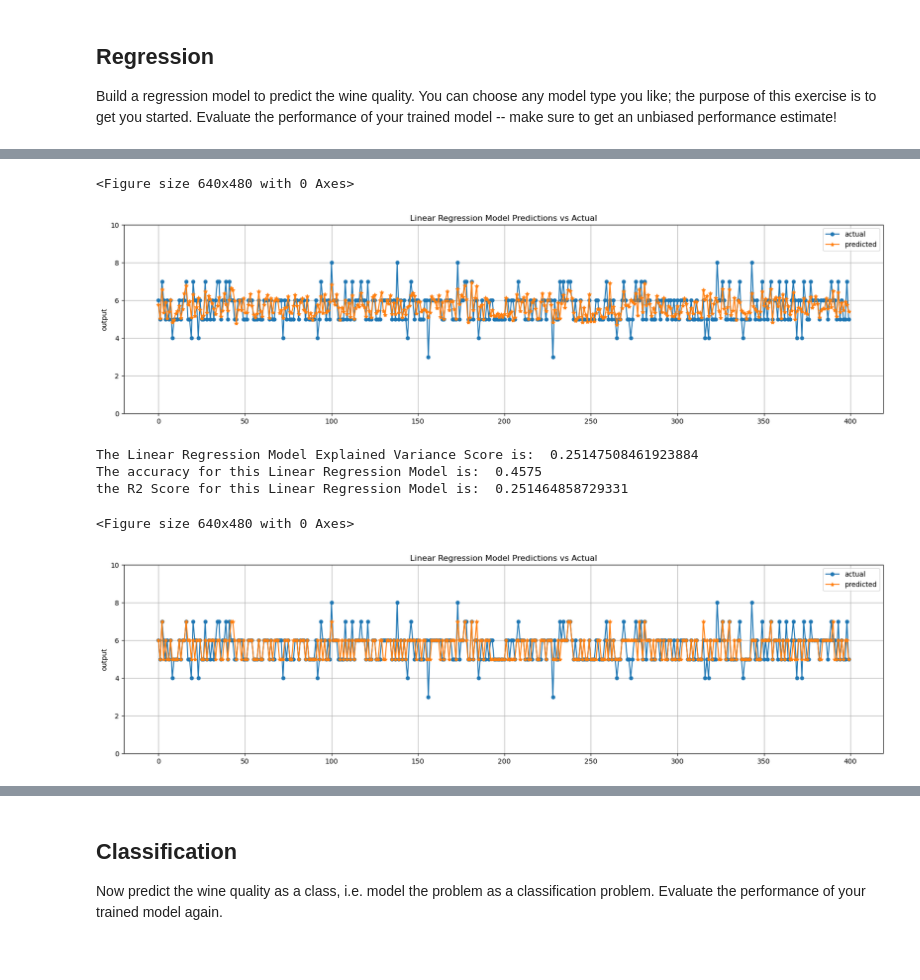
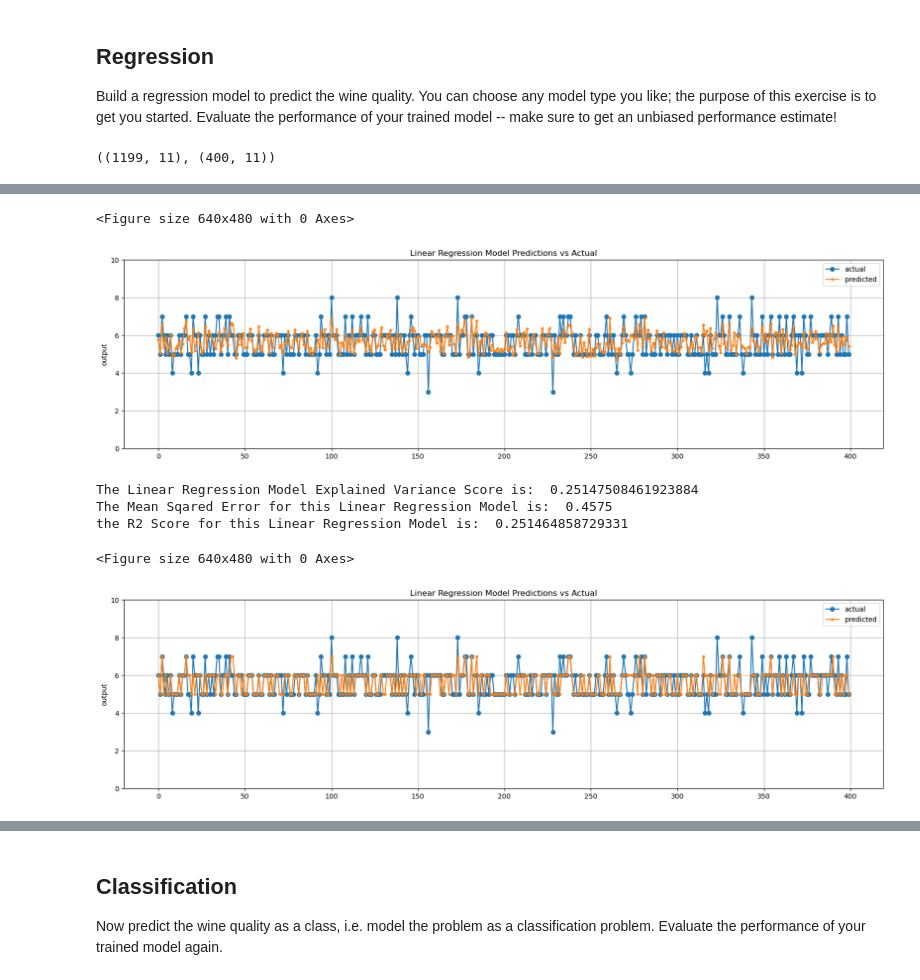
Before and after one commit to COSC5557/warmup-lrstafford, a Jupyter notebook: exercise1.ipynb, the cells around one changed output, grey strips where cells are left out. Cells and saved outputs as stored; diff of their text form; code cells hidden in the pictures.

```diff
--- a/exercise1.ipynb
+++ b/exercise1.ipynb
@@ -145,31 +193,39 @@ estimate!
 #AKA'ing our data into X features and y labels
 #Uses train_test_split for model evals and use to shuffle our data and randomize what gets parsed to test and train
 X_train_raw, X_test_raw, y_train, y_test = train_test_split(data, labels, train_size=.75, shuffle=True,random_state=0)
+
+X_train_raw.shape, X_test_raw.shape
+# %% [output]
+((1199, 11), (400, 11))
 # %%
 #Make a simple linear regression model called lr and fit it on training data
 lr = linear_model.LinearRegression()
 lr.fit(X_train_raw, y_train)
+y_test_np = y_test.to_numpy()
+
 
 lrPredictions = lr.predict(X_test_raw)
 
+#print(lrPredictions)
+#print(y_test_np)
+
 lrModelScore = lr.score(X_train_raw, y_train) #Gets coefficient of determination of the prediction - Here that's the R2 Score
-lrR2 = r2(y_test, lrPredictions) #Gets the R2 Score
+lrR2 = r2(y_test_np, lrPredictions) #Gets the R2 Score
 lr_exp_variance = evs(y_test, lrPredictions) # Get Explained Variance Score
+
 #We need to convert our y_actual values to plot them correctly.
-y_test_np = y_test.to_numpy()
-
-print("The Linear Regression Model Prediction Score is: ", lrModelScore)
+print("The Linear Regression Model Training Accuracy Score on is: ", lrModelScore)
 print("The Linear Regression Model Explained Variance Score is: ", lr_exp_variance)
 
-wineLRAccuracy = mse(y_test, lrPredictions)
-print("The accuracy for this Linear Regression Model is: ", wineLRAccuracy)
+wineLRAMSE = mse(y_test, lrPredictions)
+print("The Mean Squared Error for this Linear Regression Model is: ", wineLRAMSE)
 print("the R2 Score for this Linear Regression Model is: ", lrR2)
 
 plt.clf()
 plt.figure(figsize=(20,5))
 plt.title("Linear Regression Model Predictions vs Actual")
-plt.plot(y_test_np, label="actual", marker="o", markersize=5)
-plt.plot(lrPredictions, label="predicted", marker="*")
+plt.plot(y_test_np, label="actual", marker="o", markersize=6)
+plt.plot(lrPredictions, label="predicted", marker="*", markersize=4)
 plt.ylabel("output")
 plt.ylim(0,10)
 plt.grid(True)
@@ -177,23 +233,22 @@ plt.legend()
 plt.show()
 
 #Adjust the predictions list so that all predicted values are rounded to the nearest whole number.
-roundPredictions = np.around(lrPredictions, decimals=0)
+roundPredictions = np.round(lrPredictions, decimals=0)
 
 roundR2 = r2(y_test, roundPredictions) #Gets the R2 Score
 round_exp_variance = evs(y_test, roundPredictions) # Get Explained Variance Score
 #We need to convert our y_actual values to plot them correctly.
-
 print("The Linear Regression Model Explained Variance Score is: ", round_exp_variance)
 
-roundLRAccuracy = mse(y_test, roundPredictions)
-print("The accuracy for this Linear Regression Model is: ", roundLRAccuracy)
+roundLRMSE = mse(y_test, roundPredictions)
+print("The Mean Sqared Error for this Linear Regression Model is: ", roundLRMSE)
 print("the R2 Score for this Linear Regression Model is: ", roundR2)
 
 plt.clf()
 plt.figure(figsize=(20,5))
 plt.title("Linear Regression Model Predictions vs Actual")
-plt.plot(y_test_np, label="actual", marker="o", markersize=5)
-plt.plot(roundPredictions, label="predicted", marker="*")
+plt.plot(y_test_np, label="actual", marker="o", markersize=6)
+plt.plot(roundPredictions, label="predicted", marker="*", markersize=4)
 plt.ylabel("output")
 plt.ylim(0,10)
 plt.grid(True)
@@ -207,7 +262,7 @@ the R2 Score for this Linear Regression Model is:  0.345424381245628
 <Figure size 640x480 with 0 Axes>
 [figure]
 The Linear Regression Model Explained Variance Score is:  0.25147508461923884
-The accuracy for this Linear Regression Model is:  0.4575
+The Mean Sqared Error for this Linear Regression Model is:  0.4575
 the R2 Score for this Linear Regression Model is:  0.251464858729331
 <Figure size 640x480 with 0 Axes>
-[figure, old version]
+[figure, new version]
```
Also changed, not shown: parts of 14 cells of this notebook, 1 other file.
